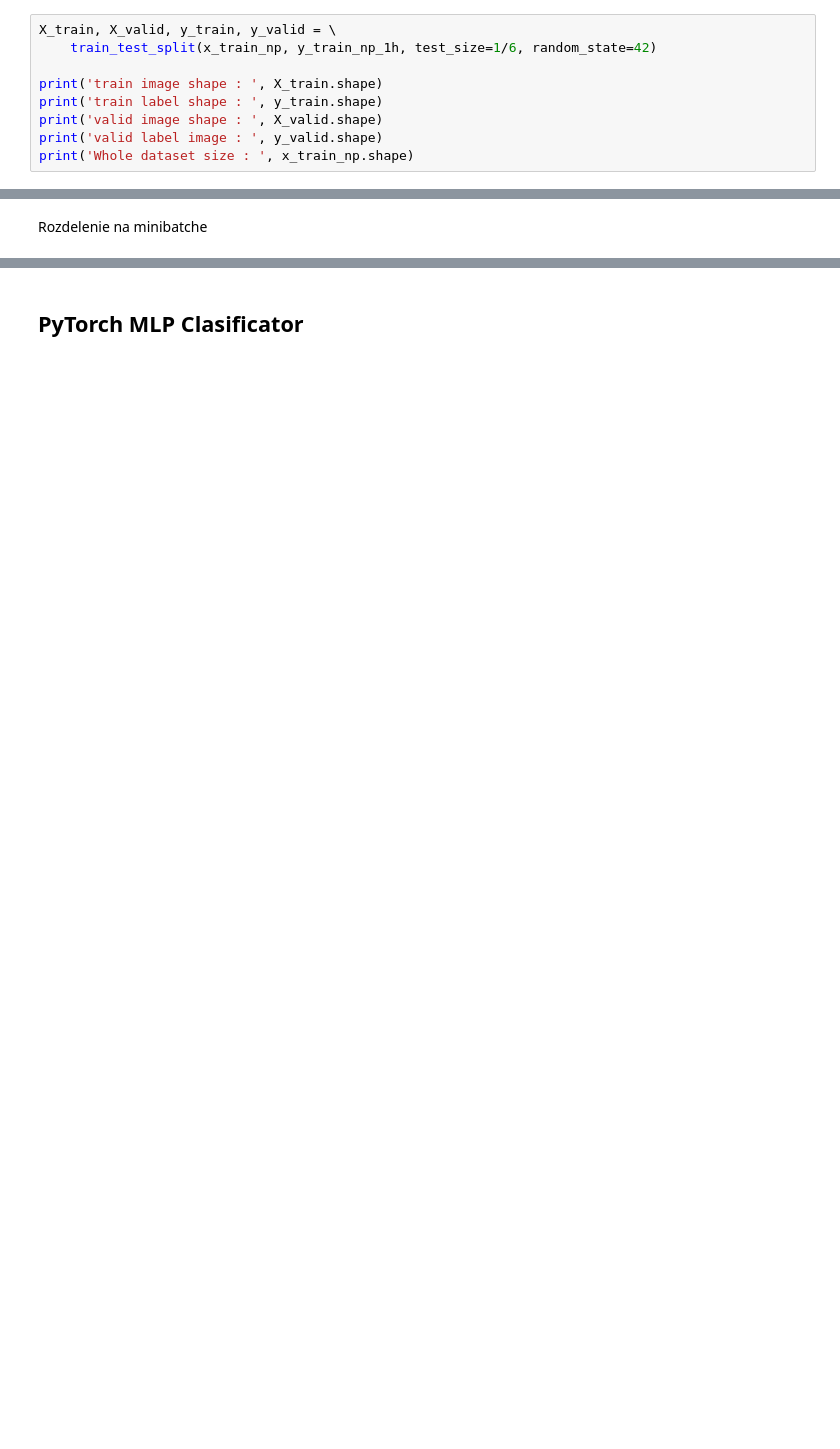
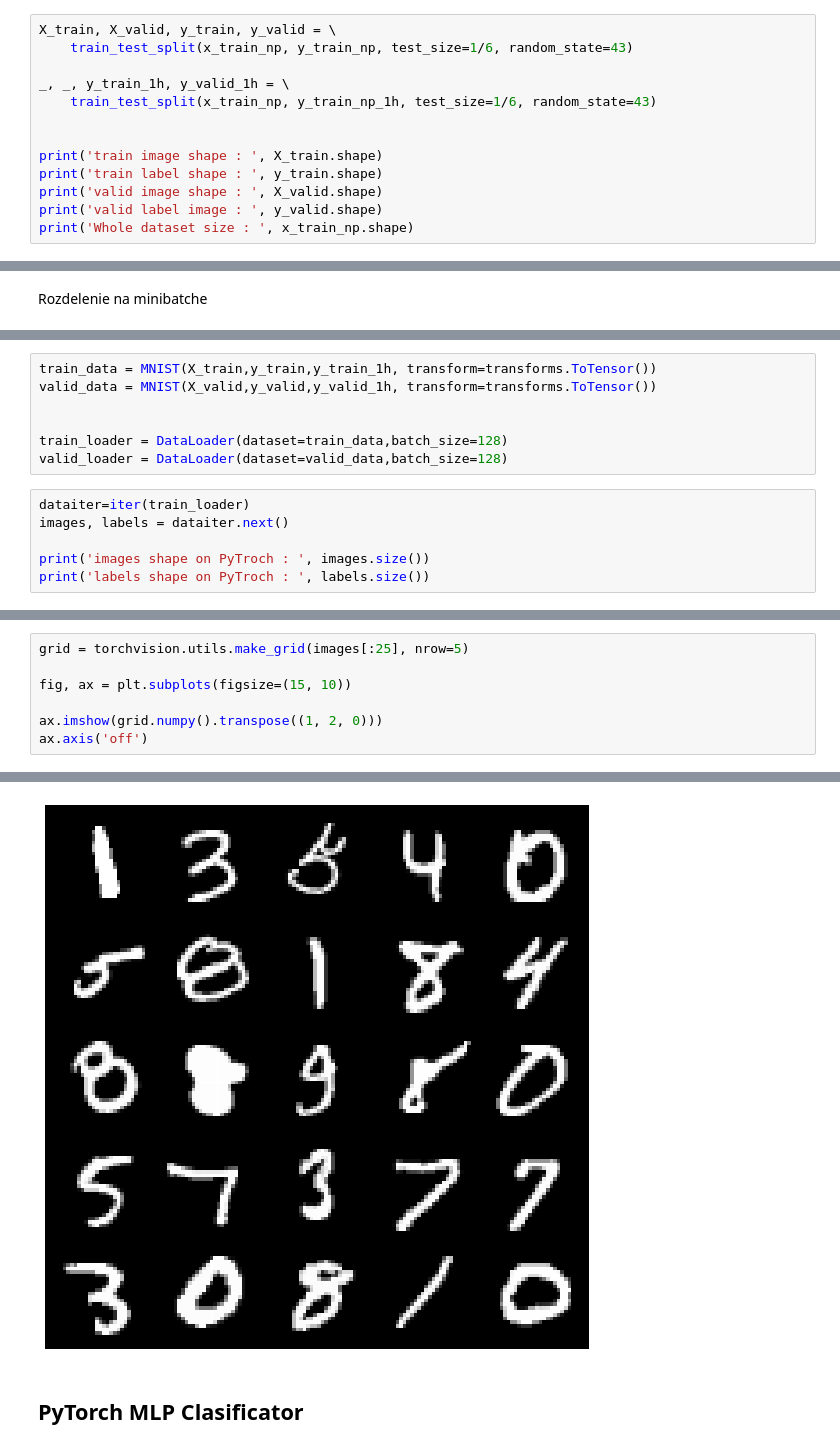
Before and after one commit to letv3/NSIETE, a Jupyter notebook: Zadanie1/zadanie_1.ipynb, the cells around one changed output, grey strips where cells are left out. Cells and saved outputs as stored; diff of their text form; blank space fills up the shorter version.

```diff
--- a/Zadanie1/zadanie_1.ipynb
+++ b/Zadanie1/zadanie_1.ipynb
@@ -123,6 +120,10 @@ Rozdelenie na trénovaciu a validačnú sadu
 # %%
 X_train, X_valid, y_train, y_valid = \
-    train_test_split(x_train_np, y_train_np_1h, test_size=1/6, random_state=42)
+    train_test_split(x_train_np, y_train_np, test_size=1/6, random_state=43)
+
+_, _, y_train_1h, y_valid_1h = \
+    train_test_split(x_train_np, y_train_np_1h, test_size=1/6, random_state=43)
+
 
 print('train image shape : ', X_train.shape)
 print('train label shape : ', y_train.shape)
@@ -142,0 +174,13 @@ train_loader = DataLoader(dataset=None,batch_size=128)
+# %%
+train_data = MNIST(X_train,y_train,y_train_1h, transform=transforms.ToTensor())
+valid_data = MNIST(X_valid,y_valid,y_valid_1h, transform=transforms.ToTensor())
+
+
+train_loader = DataLoader(dataset=train_data,batch_size=128)
+valid_loader = DataLoader(dataset=valid_data,batch_size=128)
+# %%
+dataiter=iter(train_loader)
+images, labels = dataiter.next()
+
+print('images shape on PyTroch : ', images.size())
+print('labels shape on PyTroch : ', labels.size())
@@ -142,0 +190,8 @@ train_loader = DataLoader(dataset=None,batch_size=128)
+# %%
+grid = torchvision.utils.make_grid(images[:25], nrow=5)
+
+fig, ax = plt.subplots(figsize=(15, 10))
+
+ax.imshow(grid.numpy().transpose((1, 2, 0)))
+ax.axis('off')
+# %% [output]
@@ -143,3 +199,4 @@ train_loader = DataLoader(dataset=None,batch_size=128)
+[figure, added]
 # %% [markdown]
 ## PyTorch MLP Clasificator
 # %%
```
Also changed, not shown: parts of 19 cells of this notebook.
